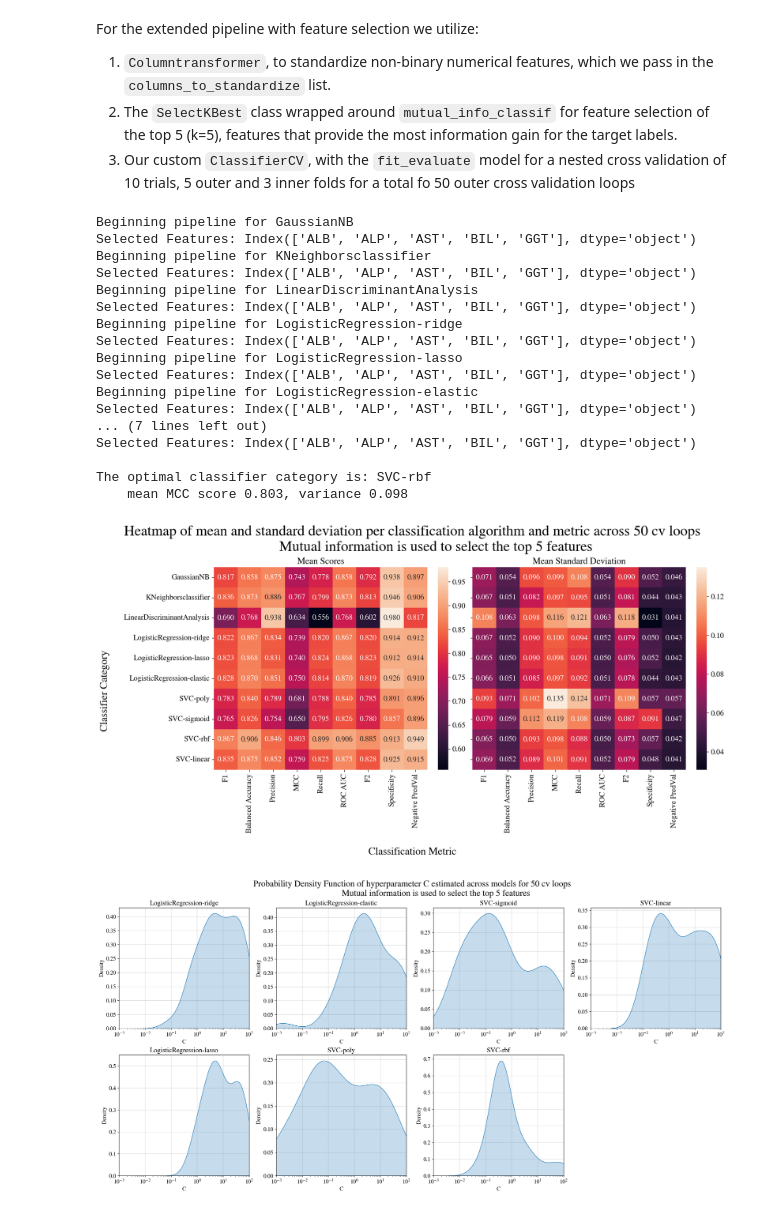
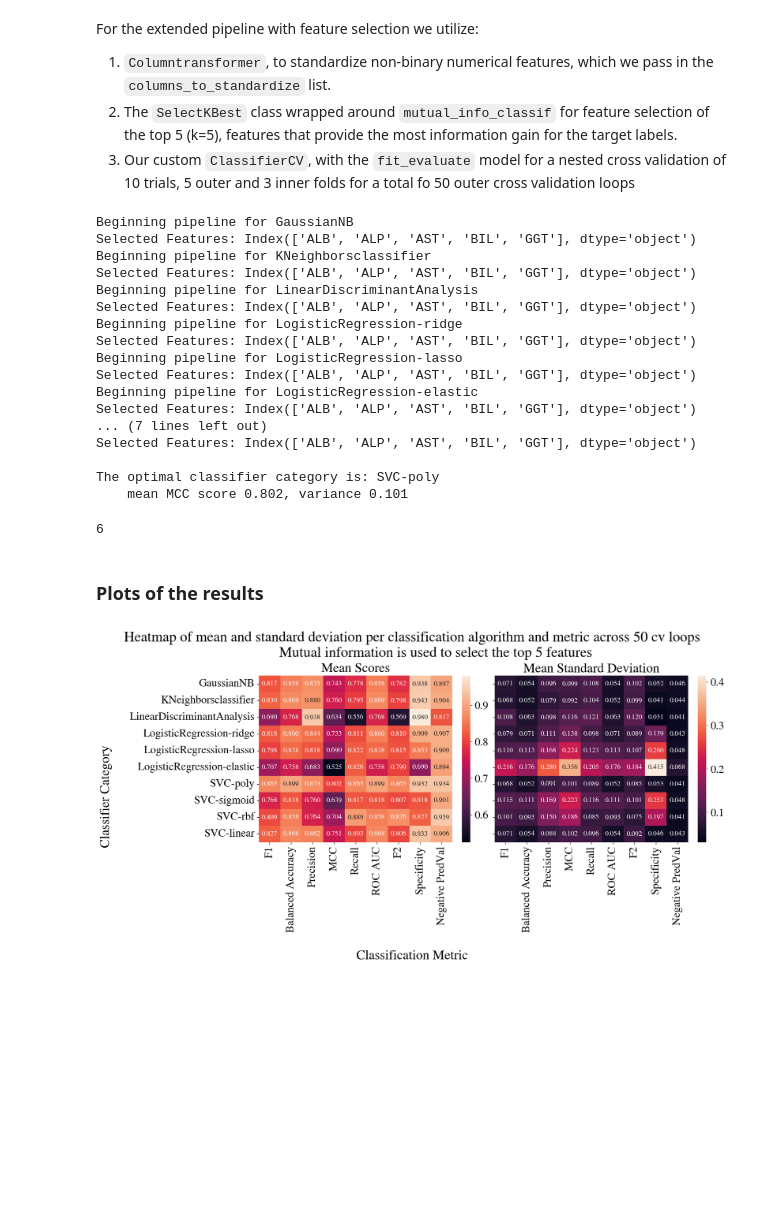
Before and after one commit to KyriakosPsa/Hepatitis-C-prediction-pipeline, a Jupyter notebook: pipeline_exploration.ipynb, the cells around one changed output. Cells and saved outputs as stored; diff of their text form; code cells hidden in the pictures; blank space fills up the shorter version.

Commit message:
Finalized the pipeline

```diff
--- a/pipeline_exploration.ipynb
+++ b/pipeline_exploration.ipynb
@@ -73,9 +70,9 @@ In our case we will use it to apply feature standardization $x = \frac{x - \mu}{
 # Define the columns to be scaled
 columns_to_scale = [0, 2, 3, 4, 5, 6, 7, 8, 9, 10, 11]
 # Create a column transformer to scale the columns
-transformer = ColumnTransformer(transformers=[(
-    'scaler', StandardScaler(), columns_to_scale)], remainder='passthrough')
-X = transformer.fit_transform(df.drop(columns='label').to_numpy())
+preproccesing_pipeline = ColumnTransformer(transformers=[(
+    'scaler', MinMaxScaler(), columns_to_scale)], remainder='passthrough')
+X = preproccesing_pipeline.fit_transform(df.drop(columns='label').to_numpy())
 new_cols = ['Age', 'ALB',	'ALP',	'ALT',	'AST',	'BIL',
             'CHE',	'CHOL',	'CREA',	'GGT',	'PROT', 'Sex']
 new_df_features = pd.DataFrame(X, columns=new_cols)
@@ -183,33 +178,27 @@ Pipeline:
 X = df.drop(columns='label').to_numpy()
 y = df.iloc[:, -1].to_numpy()
 
-# Define the pipeline steps
-column_transformer = ColumnTransformer(transformers=[(
-    'scaler', StandardScaler(), columns_to_standardize)], remainder='passthrough')
-
 # List to store the total scores and parameters for each classifier
 scores_list = []
 parameter_list = []
 
+# PIPELINE
 # Loop through classifiers and initialize a ClassifierCV class object for each one
 for classifier_name in classifier_names:
     nested_crossval_scoring = ClassifierCV(
         classifier_name=classifier_name, verbose=False, tuning_beta=2, class_weight={0: 1, 1: 2})
     print(f"Beginning pipeline for {classifier_name}")
 
-    ################## Pipeline ###################################################
-    model_nestedCV_pipeline = Pipeline([('preprocessing', column_transformer),
+    ################## nested Pipeline ###################################################
+    model_nestedCV_pipeline = Pipeline([('preprocessing', preproccesing_pipeline),
                                         ('nested cross validation', nested_crossval_scoring)])
     ###############################################################################
-
     # Execute the pipeline
     scores, parameters = model_nestedCV_pipeline.fit_transform(X, y)
     # Store the scores of each model in a list
     scores_list.append(scores)
     parameter_list.append(parameters)
-
-# Find the mean of the mcc scors and pick the model with the highest
-choose_best(scores_list)
+# Find the mean of the mcc scors and pick the index of the model with the highest
 # %% [output]
 Beginning pipeline for GaussianNB
 Beginning pipeline for KNeighborsclassifier
@@ -228,0 +213,13 @@ As we can see the best classification algorithm category are the Support Vector
+# %%
+best_idx = choose_best(scores_list)
+# Fit the final model
+final_tuner = ClassifierCV(
+    classifier_name=classifier_names[best_idx], tuning_beta=2, class_weight={0: 1, 1: 2}, tuning_folds=5, optimization_trials=100)
+final_model = model_nestedCV_pipeline.fit(X, y)
+# print the final model
+print("\n The final model, fitted and optimized for all the dataset X is:\n")
+print(final_model)
+
+# Save the final model
+filename = 'finalized_model.pickle'
+pickle.dump(final_model, open(filename, 'wb'))
@@ -356,7 +387,7 @@ y = df.iloc[:, -1].to_numpy()
 
 # Define the pipeline steps
 column_transformer = ColumnTransformer(transformers=[(
-    'scaler', StandardScaler(), columns_to_standardize)], remainder='passthrough')
+    'scaler', MinMaxScaler(), columns_to_standardize)], remainder='passthrough')
 
 # List to store the total scores and parameters for each classifier
 scores_list_with_mi = []
@@ -365,7 +396,7 @@ parameter_list_with_mi = []
 # Loop through classifiers and initialize a ClassifierCV class object for each one
 for classifier_name in classifier_names:
     nested_crossval_scoring = ClassifierCV(
-        classifier_name=classifier_name, verbose=False, tuning_beta=2, class_weight={1: 2, 0: 1})
+        classifier_name=classifier_name, verbose=False, tuning_beta=4, class_weight={1: 2, 0: 1})
     print(f"Beginning pipeline for {classifier_name}")
 
     ################## Pipeline ###################################################
@@ -386,7 +417,7 @@ for classifier_name in classifier_names:
     parameter_list_with_mi.append(parameters)
 
 # Find the mean of the mcc scors and pick the model with the highest
-choose_best(scores_list_with_mi)
+best_idx = choose_best(scores_list_with_mi)
 # %% [output]
 Beginning pipeline for GaussianNB
 Selected Features: Index(['ALB', 'ALP', 'AST', 'BIL', 'GGT'], dtype='object')
@@ -403,16 +434,13 @@ Selected Features: Index(['ALB', 'ALP', 'AST', 'BIL', 'GGT'], dtype='object')
 ... (7 lines left out)
 Selected Features: Index(['ALB', 'ALP', 'AST', 'BIL', 'GGT'], dtype='object')
 
-The optimal classifier category is: SVC-rbf
-    mean MCC score 0.803, variance 0.098
+The optimal classifier category is: SVC-poly
+    mean MCC score 0.802, variance 0.101
+6
+# %% [markdown]
+### Plots of the results
 # %%
-plot_heatmap(classifier_names, scores_list_with_mi, title="Heatmap of mean and standard deviation per classification algorithm and metric across 50 cv loops\n\
+plot_heatmap(classifier_names, scores_list_with_mi, save=True, save_name="MI_heatmap", title="Heatmap of mean and standard deviation per classification algorithm and metric across 50 cv loops\n\
              Mutual information is used to select the top 5 features")
 # %% [output]
-[figure, old version]
+[figure, new version]
-# %%
-plot_C_parameter_pdf(classifier_names, parameter_list_with_mi,
-                     title="Probability Density Function of hyperparameter C estimated across models for 50 cv loops\n\
-                      Mutual information is used to select the top 5 features")
-# %% [output]
-[figure, removed]
```
Also changed, not shown: parts of 28 cells of this notebook.
